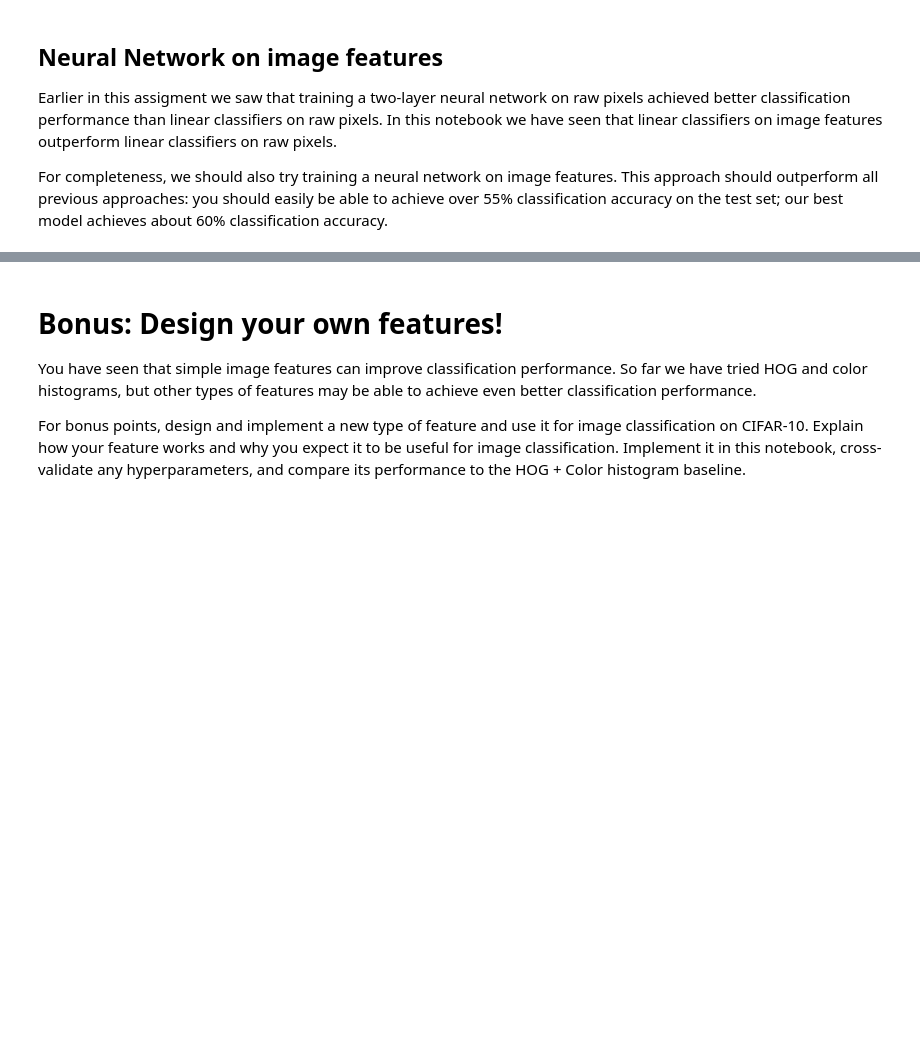
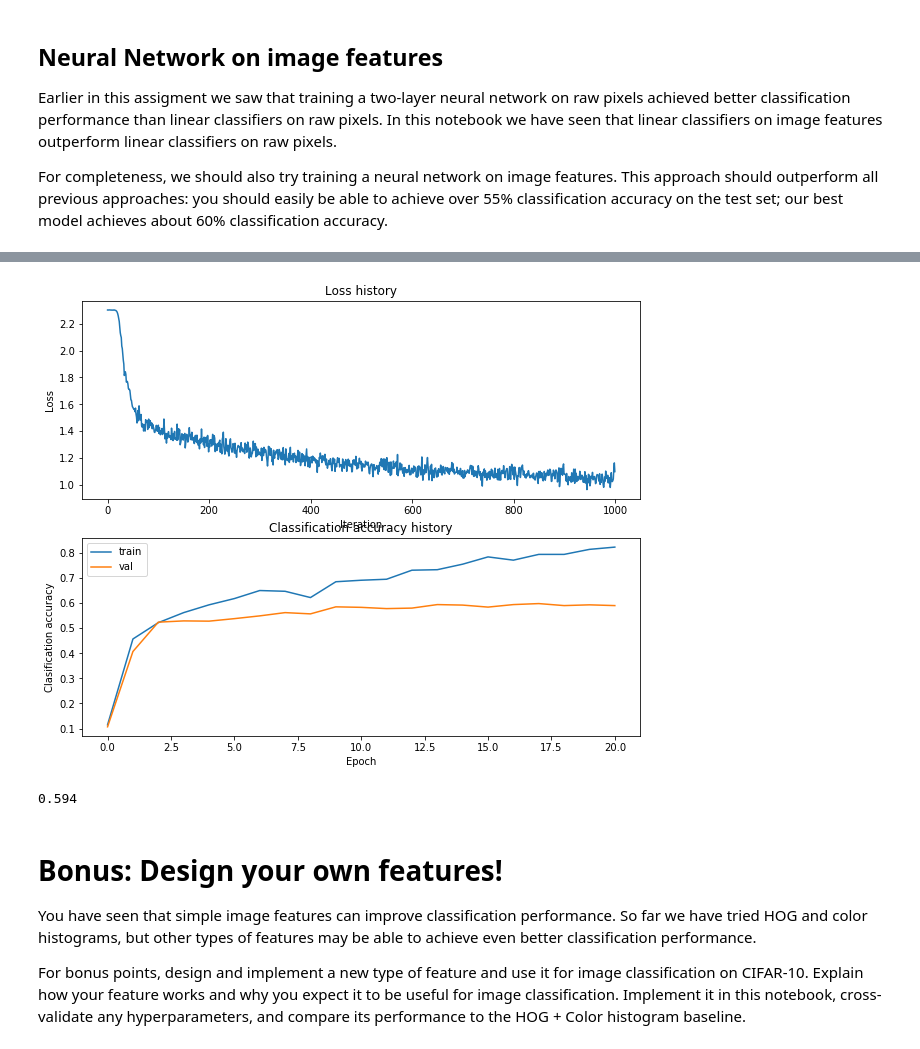
Before and after one commit to katierowe/cs231n, a Jupyter notebook: assignment1/features.ipynb, the cells around one changed output, grey strips where cells are left out. Cells and saved outputs as stored; diff of their text form; code cells hidden in the pictures; blank space fills up the shorter version.

```diff
--- a/assignment1/features.ipynb
+++ b/assignment1/features.ipynb
@@ -198,7 +224,8 @@ print(X_train_feats.shape)
 from cs231n.classifiers.neural_net import TwoLayerNet
 
 input_dim = X_train_feats.shape[1]
-hidden_dim = 500
+print(input_dim)
+hidden_dim = 1000
 num_classes = 10
 
 net = TwoLayerNet(input_dim, hidden_dim, num_classes)
@@ -209,7 +236,17 @@ best_net = None
 # cross-validate various parameters as in previous sections. Store your best   #
 # model in the best_net variable.                                              #
 ################################################################################
-pass
+
+# Train the network
+stats = net.train(X_train_feats, y_train, X_val_feats, y_val,
+            num_iters=1000, batch_size=1000,
+            learning_rate=0.8, learning_rate_decay=0.98,
+            reg=0.001, verbose=True)
+
+# Predict on the validation set
+val_acc = (net.predict(X_val_feats) == y_val).mean()
+print('Validation accuracy: ', val_acc)
+best_net = net
 ################################################################################
 #                              END OF YOUR CODE                                #
 ################################################################################
@@ -216,9 +266,29 @@ pass
+# %%
+# Plot the loss function and train / validation accuracies
+plt.subplot(2, 1, 1)
+plt.plot(stats['loss_history'])
+plt.title('Loss history')
+plt.xlabel('Iteration')
+plt.ylabel('Loss')
+
+plt.subplot(2, 1, 2)
+plt.plot(stats['train_acc_history'], label='train')
+plt.plot(stats['val_acc_history'], label='val')
+plt.title('Classification accuracy history')
+plt.xlabel('Epoch')
+plt.ylabel('Clasification accuracy')
+plt.legend(loc='best')
+plt.show()
+# %% [output]
+[figure, added]
 # %%
 # Run your neural net classifier on the test set. You should be able to
 # get more than 55% accuracy.
 
 test_acc = (net.predict(X_test_feats) == y_test).mean()
 print(test_acc)
+# %% [output]
+0.594
 # %% [markdown]
 # Bonus: Design your own features!
 
```
Also changed, not shown: parts of 5 cells of this notebook.
